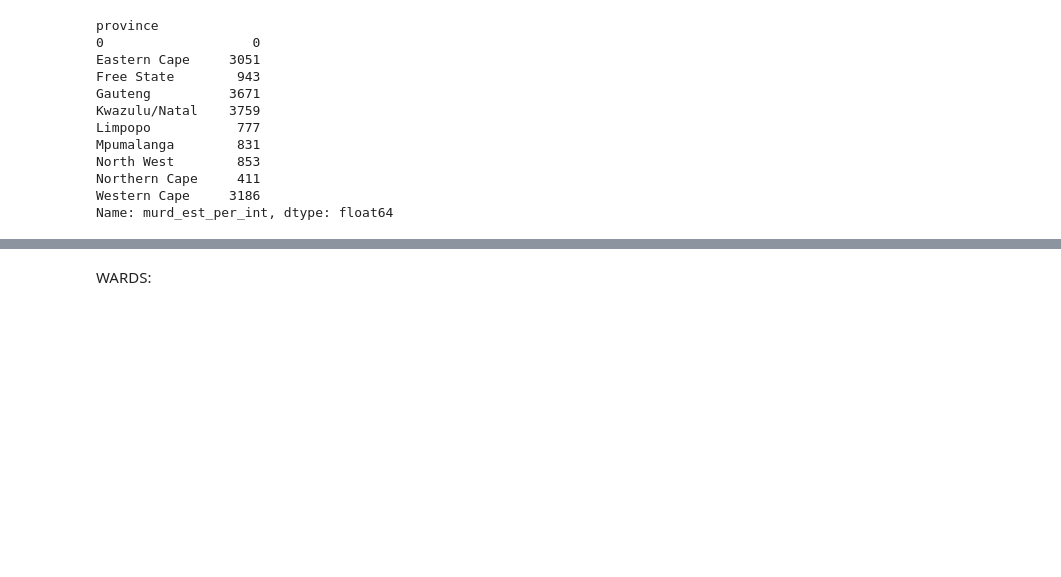
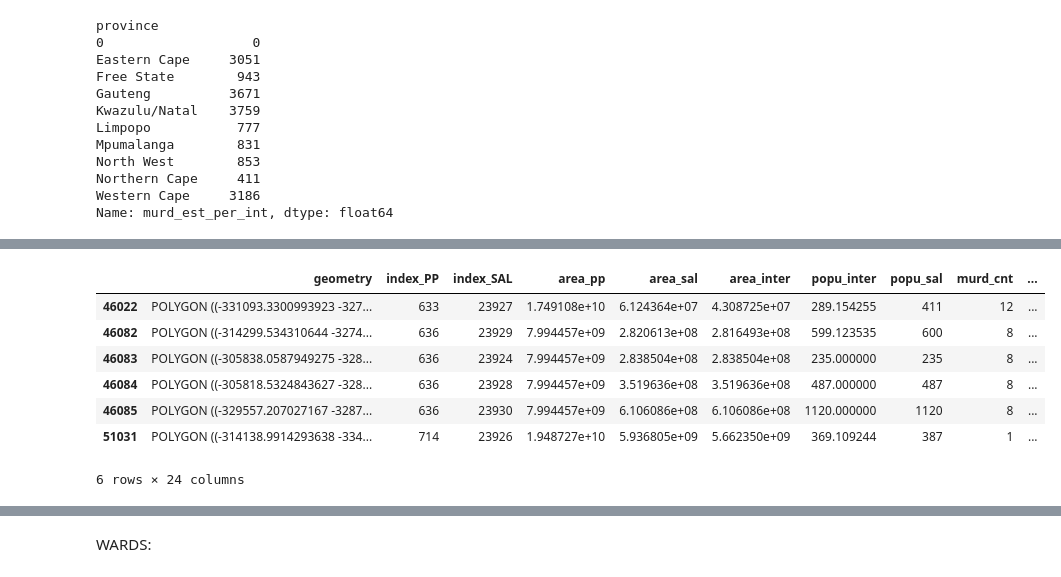
Before and after one commit to OpenUpSA/crime-stats-demystifed, a Jupyter notebook: crime_stats_compute_aea.ipynb, the cells around one changed output, grey strips where cells are left out. Saved outputs shown, nothing was run; the diff lists cells and outputs as text; code cells hidden in the pictures; blank space fills up the shorter version.

```diff
--- a/crime_stats_compute_aea.ipynb
+++ b/crime_stats_compute_aea.ipynb
@@ -373,3 +388,14 @@ Name: murd_est_per_int, dtype: float64
 #gpd.plotting.plot_multipolygon(ax, sal_wc_union_bound, facecolor='green')
 
 #gpd.plotting.plot_multipolygon(ax, sal_wc_union, facecolor='blue')
+# %%
+df_int_aea[df_int_aea_mit.SP_NAME=="!Kheis NU"]
+# %% [output]
+|  | geometry | index_PP | index_SAL | area_pp | area_sal | area_inter | popu_inter | popu_sal | murd_cnt | ... |
+| 46022 | POLYGON ((-331093.3300993923 -327... | 633 | 23927 | 1.749108e+10 | 6.124364e+07 | 4.308725e+07 | 289.154255 | 411 | 12 | ... |
+| 46082 | POLYGON ((-314299.534310644 -3274... | 636 | 23929 | 7.994457e+09 | 2.820613e+08 | 2.816493e+08 | 599.123535 | 600 | 8 | ... |
+| 46083 | POLYGON ((-305838.0587949275 -328... | 636 | 23924 | 7.994457e+09 | 2.838504e+08 | 2.838504e+08 | 235.000000 | 235 | 8 | ... |
+| 46084 | POLYGON ((-305818.5324843627 -328... | 636 | 23928 | 7.994457e+09 | 3.519636e+08 | 3.519636e+08 | 487.000000 | 487 | 8 | ... |
+| 46085 | POLYGON ((-329557.207027167 -3287... | 636 | 23930 | 7.994457e+09 | 6.106086e+08 | 6.106086e+08 | 1120.000000 | 1120 | 8 | ... |
+| 51031 | POLYGON ((-314138.9914293638 -334... | 714 | 23926 | 1.948727e+10 | 5.936805e+09 | 5.662350e+09 | 369.109244 | 387 | 1 | ... |
+6 rows × 24 columns
```
Also changed, not shown: parts of 20 cells of this notebook, 1 other file.
